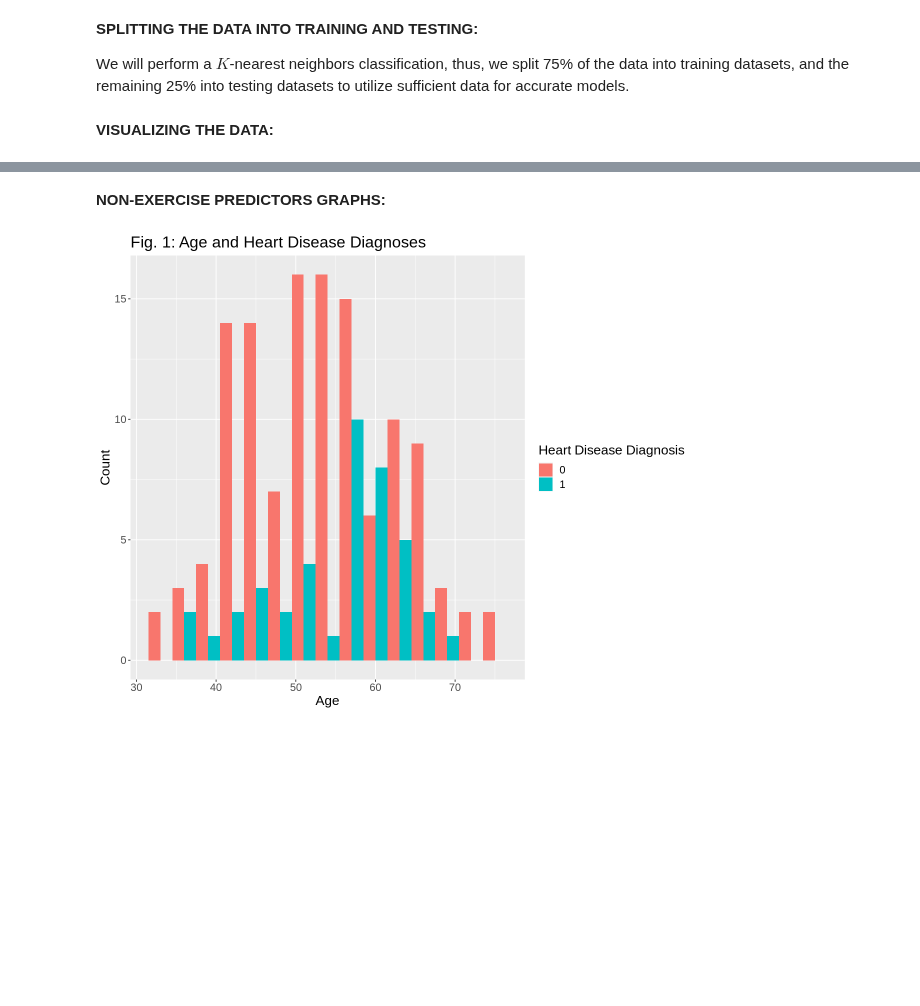
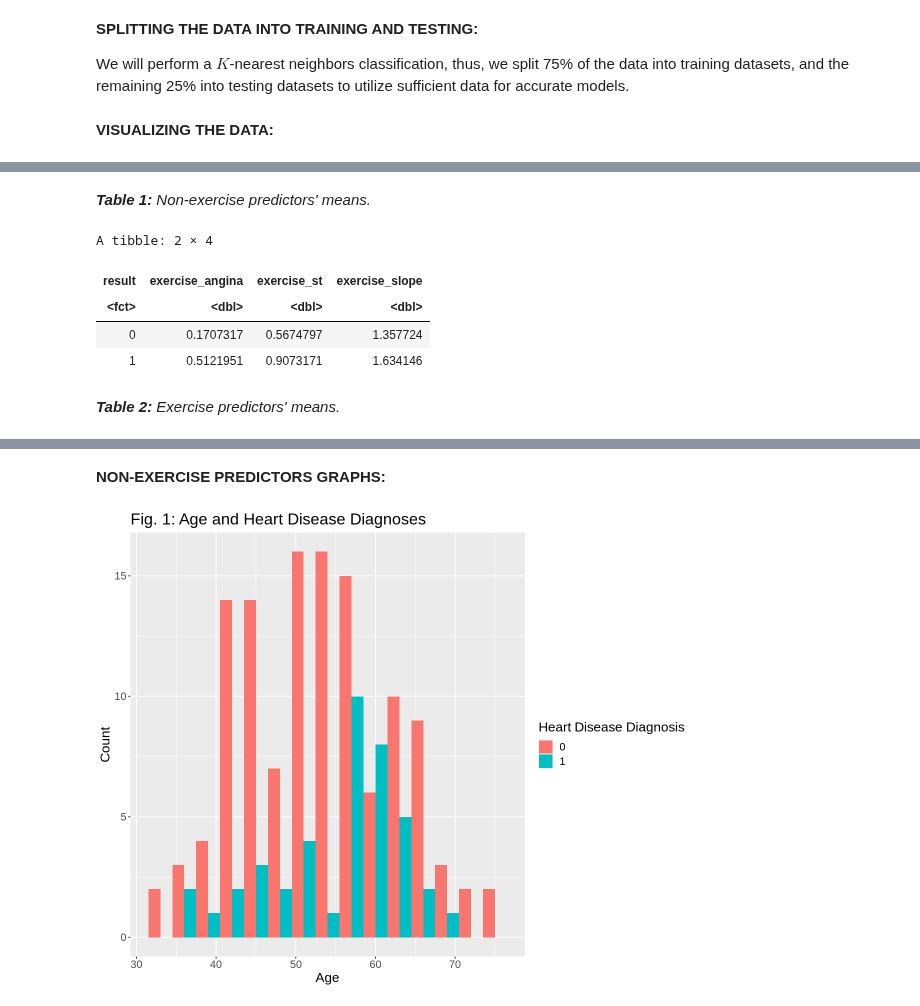
Before and after one commit to chenjerry623/DSCI100-Group17-Project, a Jupyter notebook: Group-17-Project.ipynb, the cells around one changed output, grey strips where cells are left out. Cells and saved outputs as stored; diff of their text form; code cells hidden in the pictures; blank space fills up the shorter version.

```diff
--- a/Group-17-Project.ipynb
+++ b/Group-17-Project.ipynb
@@ -125,0 +96,18 @@ exercise_test <- testing(initial_split)
+# %% [markdown]
+<i><b>Table 1:</b> Non-exercise predictors' means.
+# %%
+# Using summarize, we calculated the mean for the predictor variable values with respect to each diagnosis.
+# This also helps us by letting us know that we need to scale the data.
+
+cleveland_data_exercise_mean <- exercise_train |>
+    group_by(result) |>
+    summarize(across(exercise_angina:exercise_slope, mean))
+cleveland_data_exercise_mean
+# %% [output]
+A tibble: 2 × 4
+| result | exercise_angina | exercise_st | exercise_slope |
+| <fct> | <dbl> | <dbl> | <dbl> |
+| 0 | 0.1707317 | 0.5674797 | 1.357724 |
+| 1 | 0.5121951 | 0.9073171 | 1.634146 |
+# %% [markdown]
+<i><b>Table 2:</b> Exercise predictors' means.
```
Also changed, not shown: parts of 29 cells of this notebook.
